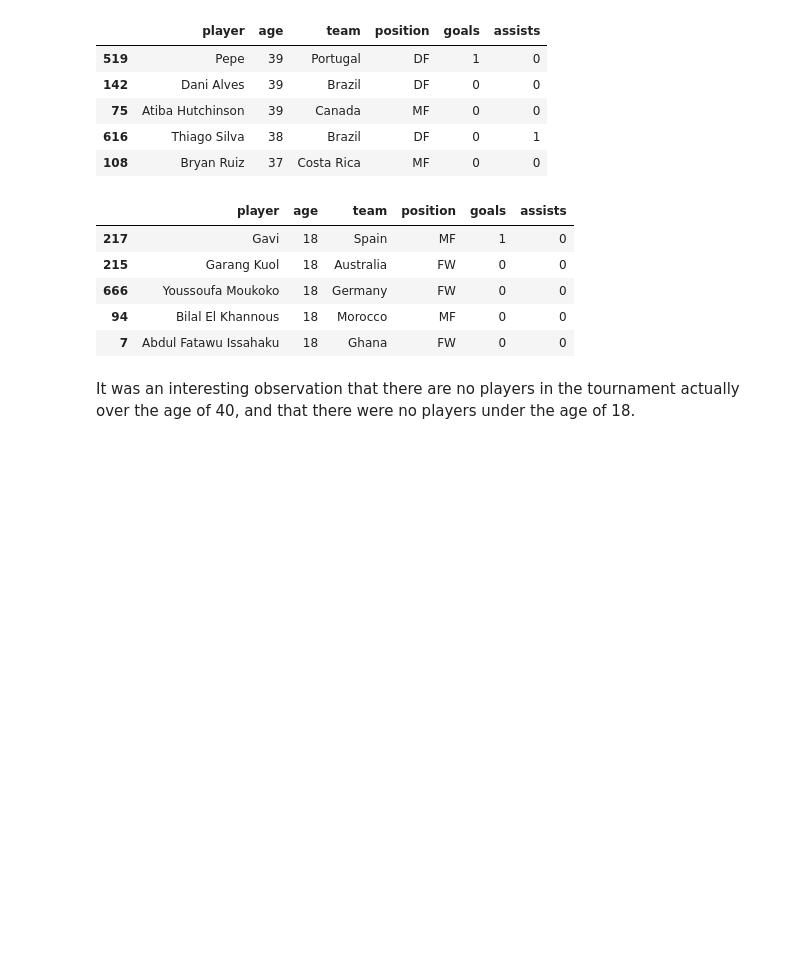
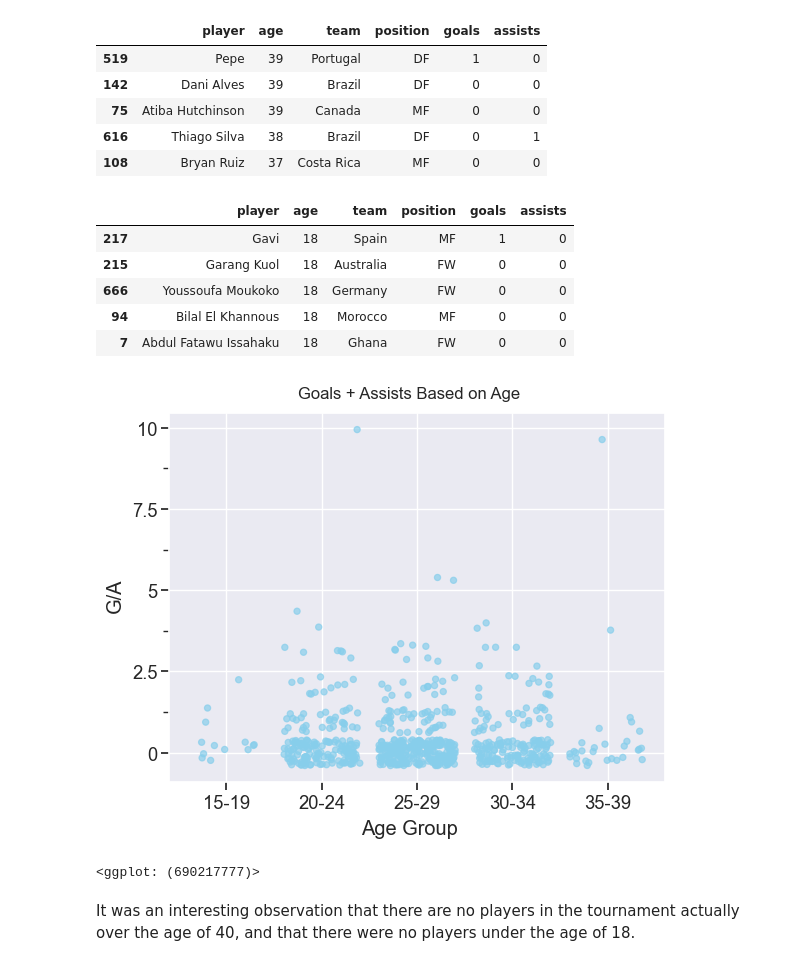
Before and after one commit to ccvale/2022-Qatar-World-Cup-Analysis, a Jupyter notebook: worldcup.ipynb, the cells around one changed output. Cells and saved outputs as stored; diff of their text form; code cells hidden in the pictures; blank space fills up the shorter version.

```diff
--- a/worldcup.ipynb
+++ b/worldcup.ipynb
@@ -386,6 +386,20 @@ players.sort_values('age').head()[['player', 'age', 'team', 'position', 'goals',
 | 666 | Youssoufa Moukoko | 18 | Germany | FW | 0 | 0 |
 | 94 | Bilal El Khannous | 18 | Morocco | MF | 0 | 0 |
 | 7 | Abdul Fatawu Issahaku | 18 | Ghana | FW | 0 | 0 |
+# %%
+players['Age Group'] = pd.cut(players['age'], range(15, 45, 5), right=False)
+players['Age Group']
+(ggplot(players, aes(x='Age Group', y='G/A'))
+ + geom_point(color='skyblue', size=2, alpha=0.7, position='jitter')
+ + labs(x='Age Group', y='G/A')
+ + theme(legend_position='none', axis_text=element_text(size=12), axis_title=element_text(size=14))
+ + ggtitle('Goals + Assists Based on Age')
++ scale_x_discrete(labels=['15-19', '20-24', '25-29', '30-34', '35-39'])
++ theme_seaborn(context='notebook', style='darkgrid', font='sans-serif', font_scale=1.2)
+)
+# %% [output]
+[figure, added]
+<ggplot: (690217777)>
 # %% [markdown]
 It was an interesting observation that there are no players in the tournament actually over the age of 40, and that there were no players under the age of 18.
 # %% [markdown]
```
Also changed, not shown: parts of 9 cells of this notebook, 1 other file.
